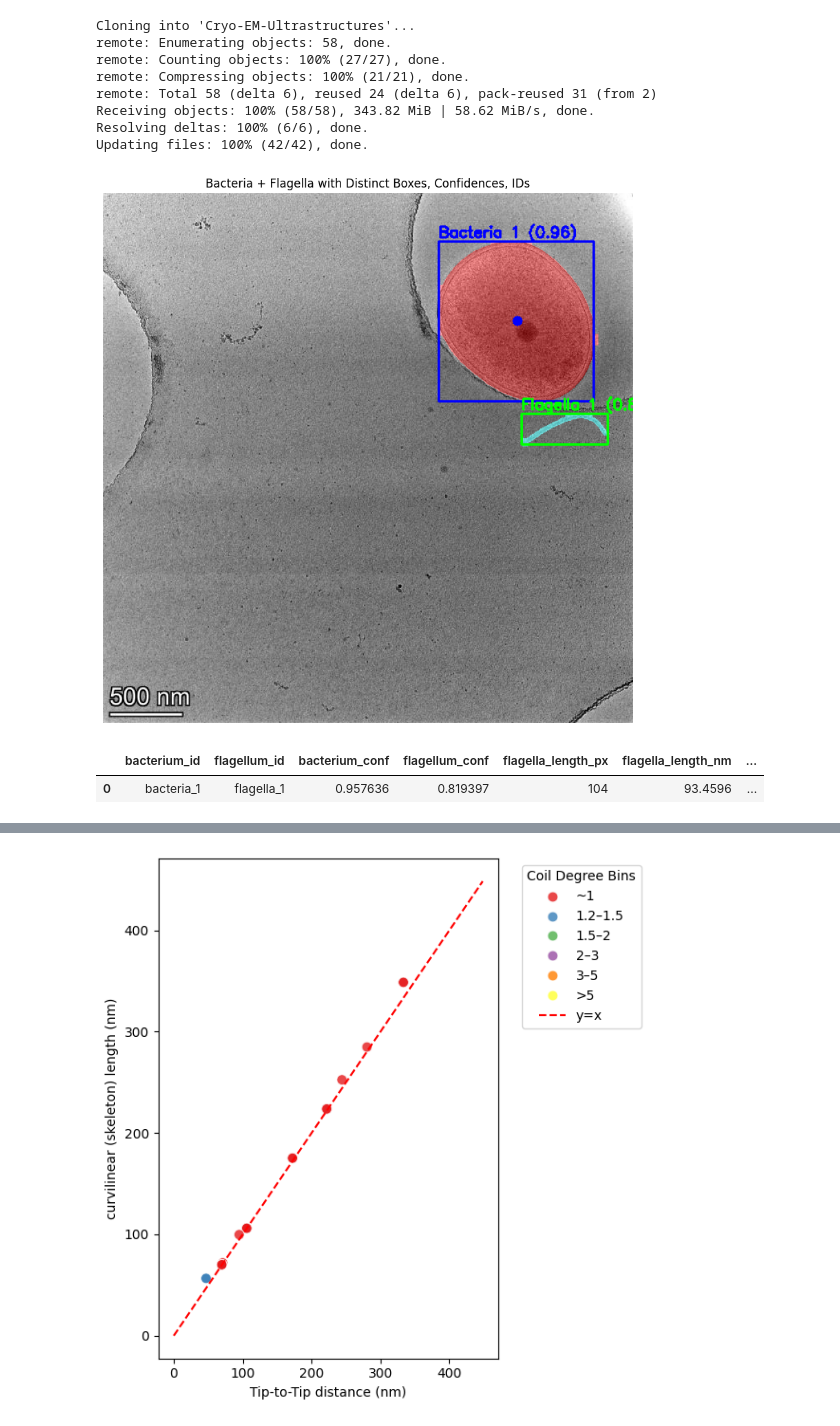
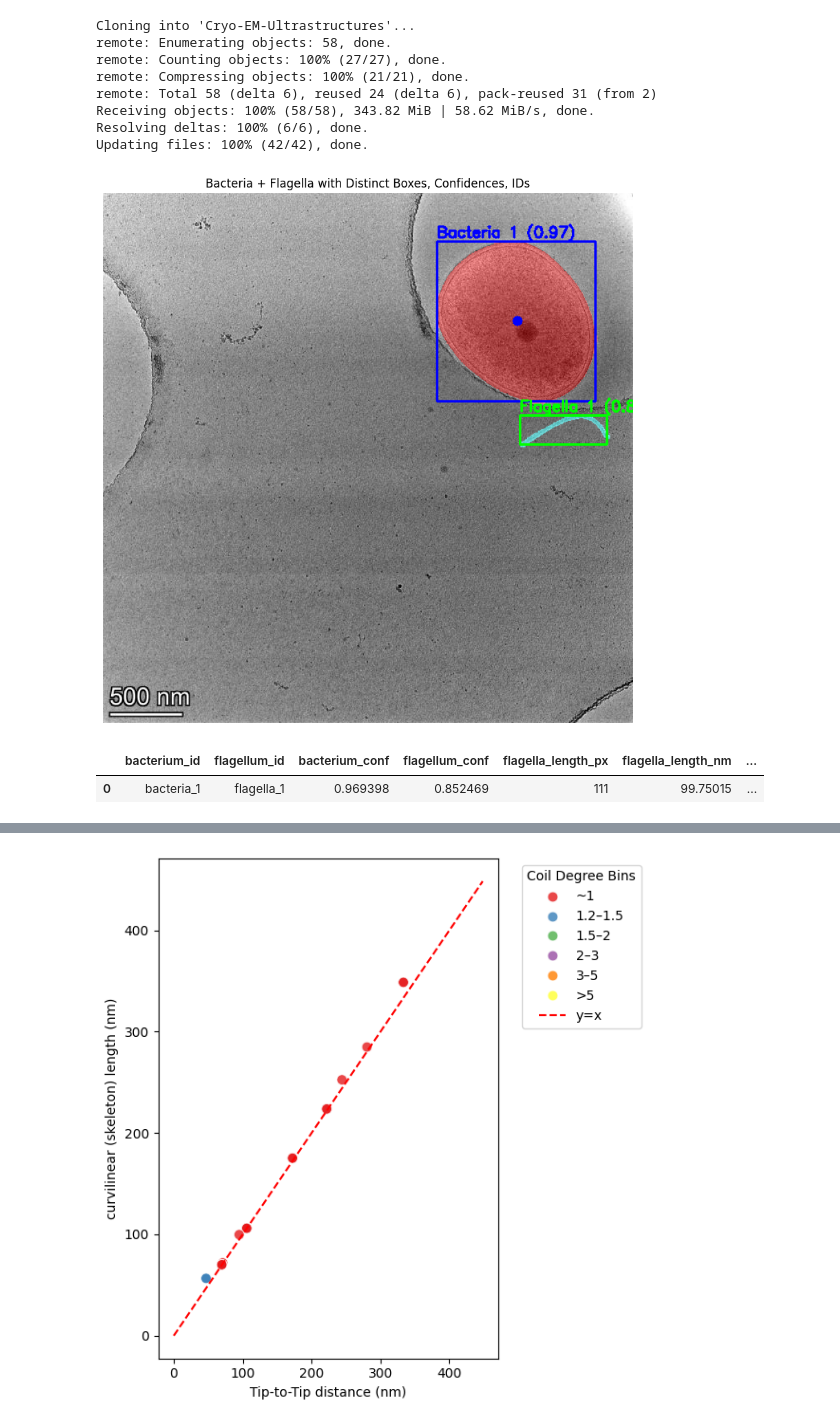
Before and after one commit to Sireesiru/Cryo-EM-Ultrastructures, a Jupyter notebook: Bacteria_Flagella_Interaction_Tool.ipynb, the cells around one changed output, grey strips where cells are left out. Saved outputs shown, nothing was run; the diff lists cells and outputs as text; code cells hidden in the pictures.

```diff
--- a/Bacteria_Flagella_Interaction_Tool.ipynb
+++ b/Bacteria_Flagella_Interaction_Tool.ipynb
@@ -61,7 +61,7 @@ nm_per_px = 0.89865
 # ----------------------------
 # Inference
 # ----------------------------
-results = model.predict(source=test_image, imgsz=640, verbose=False)
+results = model.predict(source=test_image, verbose=False)
 if results[0].masks is None:
     raise RuntimeError("No masks found in this image.")
 
@@ -144,34 +144,34 @@ for b_id, bmask_bin, b_conf in bacteria_list:
             cv2.line(overlay, (cx, cy), pt_contact, (0, 255, 255), 2)  # yellow line
         else:
             angle = None
 
         results_list.append([
             f"bacteria_{b_id}", f"flagella_{f_id}",
             b_conf, f_conf,
             length_px, length_nm, cx, cy, angle
         ])
 
 # ----------------------------
 # Show overlay
 # ----------------------------
 plt.figure(figsize=(10, 10))
 plt.imshow(cv2.cvtColor(overlay, cv2.COLOR_BGR2RGB))
 plt.title("Bacteria + Flagella with Distinct Boxes, Confidences, IDs")
 plt.axis("off")
 plt.show()
 
 # ----------------------------
 # Save results to DataFrame
 # ----------------------------
 df = pd.DataFrame(results_list, columns=[
     "bacterium_id", "flagellum_id",
     "bacterium_conf", "flagellum_conf",
     "flagella_length_px", "flagella_length_nm",
     "bacterium_cx", "bacterium_cy", "attachment_angle_deg"
 ])
 display(df)
 # %% [output]
-[figure, old version]
+[figure, new version]
 |  | bacterium_id | flagellum_id | bacterium_conf | flagellum_conf | flagella_length_px | flagella_length_nm | ... |
-| 0 | bacteria_1 | flagella_1 | 0.957636 | 0.819397 | 104 | 93.4596 | ... |
+| 0 | bacteria_1 | flagella_1 | 0.969398 | 0.852469 | 111 | 99.75015 | ... |
 # %%
```
Also changed, not shown: parts of 1 cell of this notebook.
